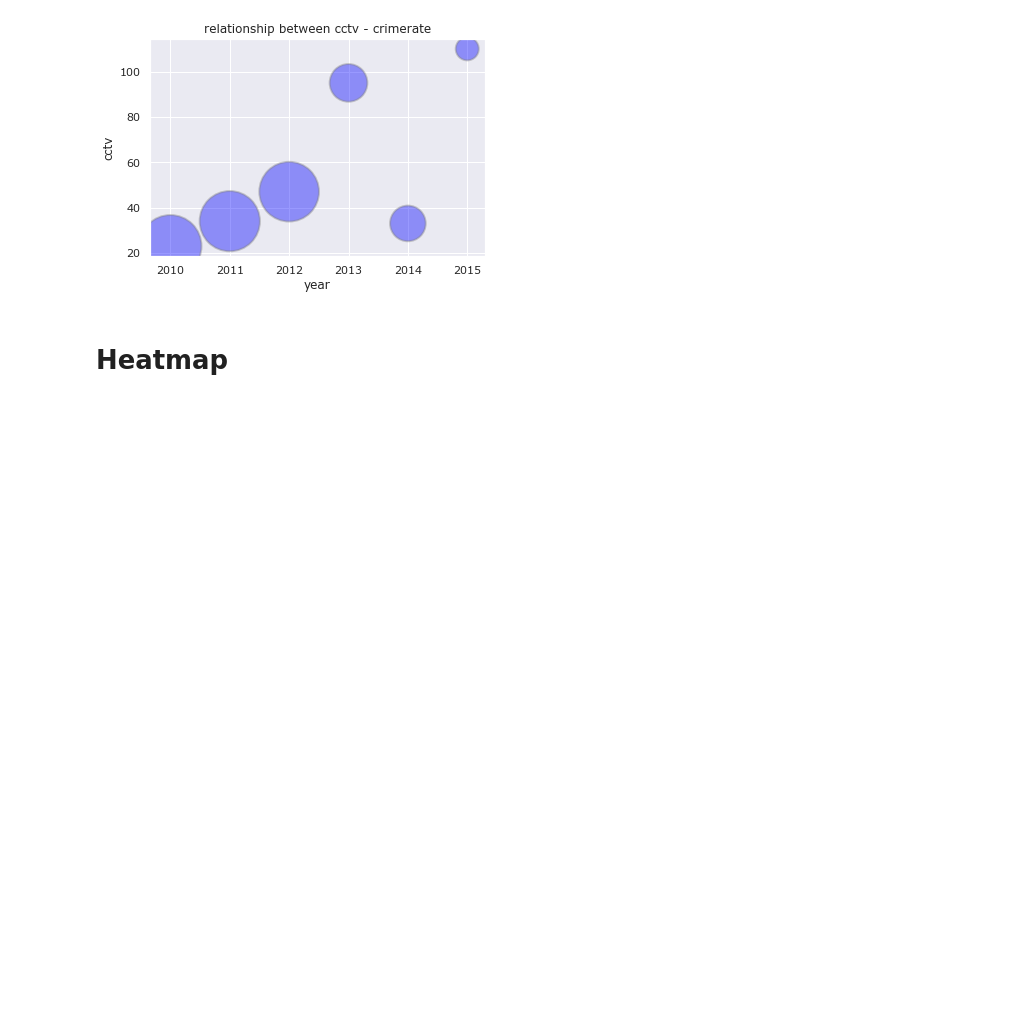
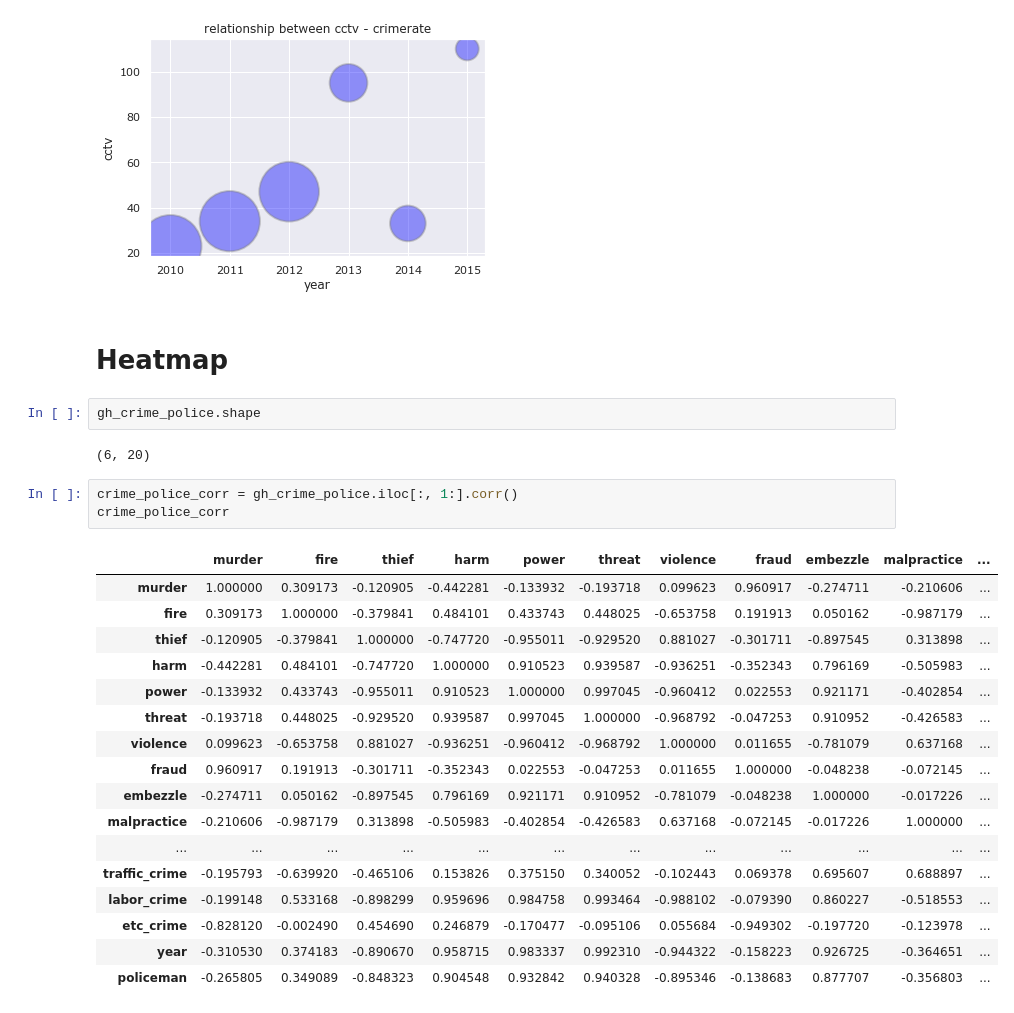
Before and after one commit to seokyeongheo/TIL, a Jupyter notebook: 14_visualization/practice_02_gimhae crime rate.ipynb, the cells around one changed output. Cells and saved outputs as stored; diff of their text form; blank space fills up the shorter version.

```diff
--- a/14_visualization/practice_02_gimhae crime rate.ipynb
+++ b/14_visualization/practice_02_gimhae crime rate.ipynb
@@ -235,3 +235,28 @@ plt.show()
 [figure]
 # %% [markdown]
 # Heatmap
+# %%
+gh_crime_police.shape
+# %% [output]
+(6, 20)
+# %%
+crime_police_corr = gh_crime_police.iloc[:, 1:].corr()
+crime_police_corr
+# %% [output]
+|  | murder | fire | thief | harm | power | threat | violence | fraud | embezzle | malpractice | ... |
+| murder | 1.000000 | 0.309173 | -0.120905 | -0.442281 | -0.133932 | -0.193718 | 0.099623 | 0.960917 | -0.274711 | -0.210606 | ... |
+| fire | 0.309173 | 1.000000 | -0.379841 | 0.484101 | 0.433743 | 0.448025 | -0.653758 | 0.191913 | 0.050162 | -0.987179 | ... |
+| thief | -0.120905 | -0.379841 | 1.000000 | -0.747720 | -0.955011 | -0.929520 | 0.881027 | -0.301711 | -0.897545 | 0.313898 | ... |
+| harm | -0.442281 | 0.484101 | -0.747720 | 1.000000 | 0.910523 | 0.939587 | -0.936251 | -0.352343 | 0.796169 | -0.505983 | ... |
+| power | -0.133932 | 0.433743 | -0.955011 | 0.910523 | 1.000000 | 0.997045 | -0.960412 | 0.022553 | 0.921171 | -0.402854 | ... |
+| threat | -0.193718 | 0.448025 | -0.929520 | 0.939587 | 0.997045 | 1.000000 | -0.968792 | -0.047253 | 0.910952 | -0.426583 | ... |
+| violence | 0.099623 | -0.653758 | 0.881027 | -0.936251 | -0.960412 | -0.968792 | 1.000000 | 0.011655 | -0.781079 | 0.637168 | ... |
+| fraud | 0.960917 | 0.191913 | -0.301711 | -0.352343 | 0.022553 | -0.047253 | 0.011655 | 1.000000 | -0.048238 | -0.072145 | ... |
+| embezzle | -0.274711 | 0.050162 | -0.897545 | 0.796169 | 0.921171 | 0.910952 | -0.781079 | -0.048238 | 1.000000 | -0.017226 | ... |
+| malpractice | -0.210606 | -0.987179 | 0.313898 | -0.505983 | -0.402854 | -0.426583 | 0.637168 | -0.072145 | -0.017226 | 1.000000 | ... |
+| ... | ... | ... | ... | ... | ... | ... | ... | ... | ... | ... | ... |
+| traffic_crime | -0.195793 | -0.639920 | -0.465106 | 0.153826 | 0.375150 | 0.340052 | -0.102443 | 0.069378 | 0.695607 | 0.688897 | ... |
+| labor_crime | -0.199148 | 0.533168 | -0.898299 | 0.959696 | 0.984758 | 0.993464 | -0.988102 | -0.079390 | 0.860227 | -0.518553 | ... |
+| etc_crime | -0.828120 | -0.002490 | 0.454690 | 0.246879 | -0.170477 | -0.095106 | 0.055684 | -0.949302 | -0.197720 | -0.123978 | ... |
+| year | -0.310530 | 0.374183 | -0.890670 | 0.958715 | 0.983337 | 0.992310 | -0.944322 | -0.158223 | 0.926725 | -0.364651 | ... |
+| policeman | -0.265805 | 0.349089 | -0.848323 | 0.904548 | 0.932842 | 0.940328 | -0.895346 | -0.138683 | 0.877707 | -0.356803 | ... |
```
Also changed, not shown: parts of 1 cell of this notebook.
